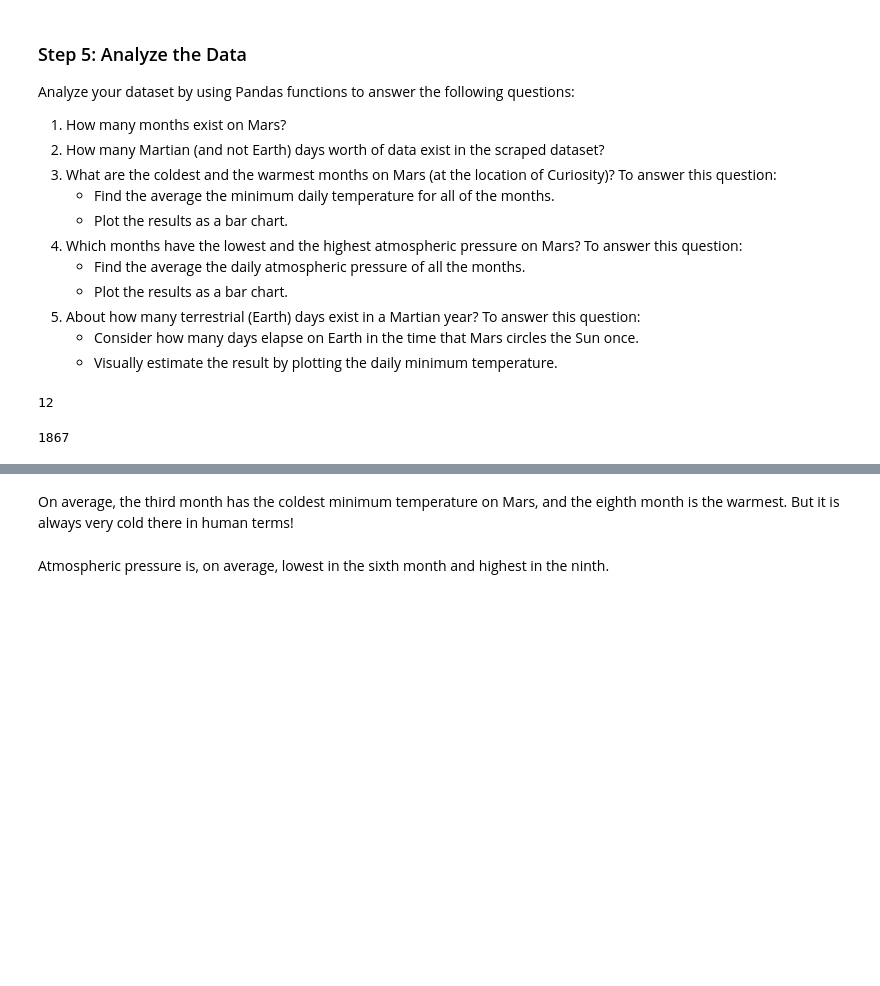
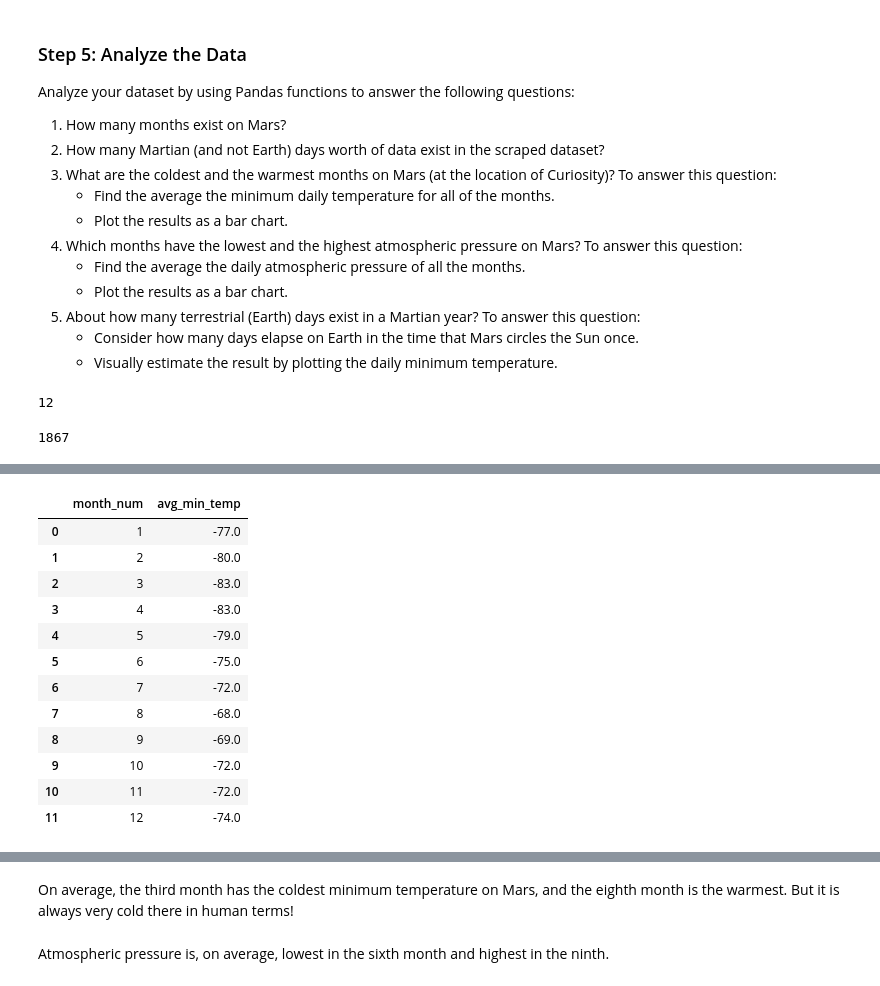
Before and after one commit to MITCHELLWYNE/Mars-Analysis, a Jupyter notebook: Starter_Code/part_2_mars_weather.ipynb, the cells around one changed output, grey strips where cells are left out. Drawn from its saved outputs; the diff is of its cells as text; code cells hidden in the pictures; blank space fills up the shorter version.

```diff
--- a/Starter_Code/part_2_mars_weather.ipynb
+++ b/Starter_Code/part_2_mars_weather.ipynb
@@ -192,0 +178,28 @@ Name: min_temp, dtype: float64
+# %%
+# 3. What is the average low temperature by month?
+avg_min_temp = []
+
+for x in range(1,months_on_mars+1):
+    temp_per_month = {'month_num': '', 'avg_min_temp':''}
+    ave_min_temp_mon = mars_df.loc[mars_df['month']==x]['min_temp'].mean()
+    round_ave_min_temp_mon = round(ave_min_temp_mon, 0)
+    temp_per_month['month_num'] = x
+    temp_per_month['avg_min_temp'] = round_ave_min_temp_mon
+    avg_min_temp.append(temp_per_month)
+
+avg_min_temp = pd.DataFrame(avg_min_temp)
+avg_min_temp
+# %% [output]
+|  | month_num | avg_min_temp |
+| 0 | 1 | -77.0 |
+| 1 | 2 | -80.0 |
+| 2 | 3 | -83.0 |
+| 3 | 4 | -83.0 |
+| 4 | 5 | -79.0 |
+| 5 | 6 | -75.0 |
+| 6 | 7 | -72.0 |
+| 7 | 8 | -68.0 |
+| 8 | 9 | -69.0 |
+| 9 | 10 | -72.0 |
+| 10 | 11 | -72.0 |
+| 11 | 12 | -74.0 |
```
Also changed, not shown: parts of 10 cells of this notebook.
